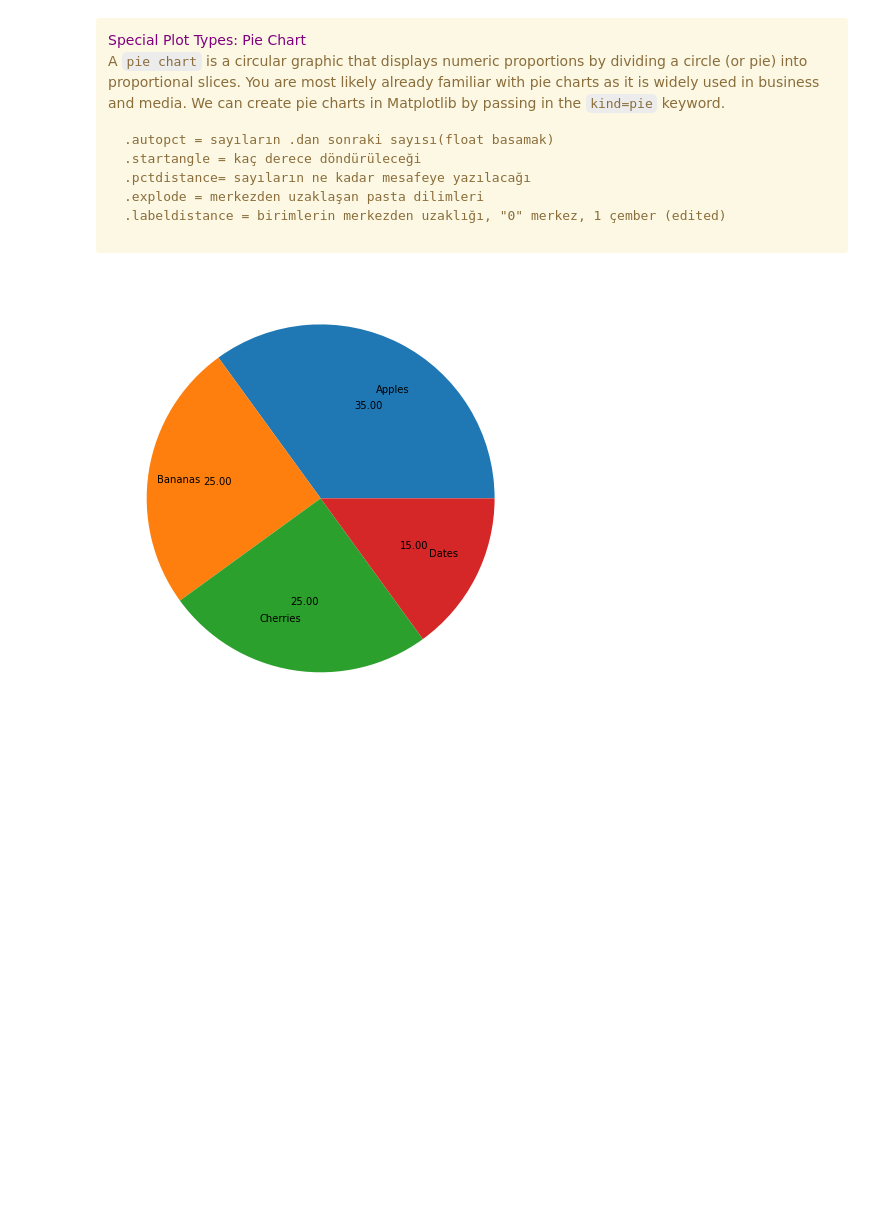
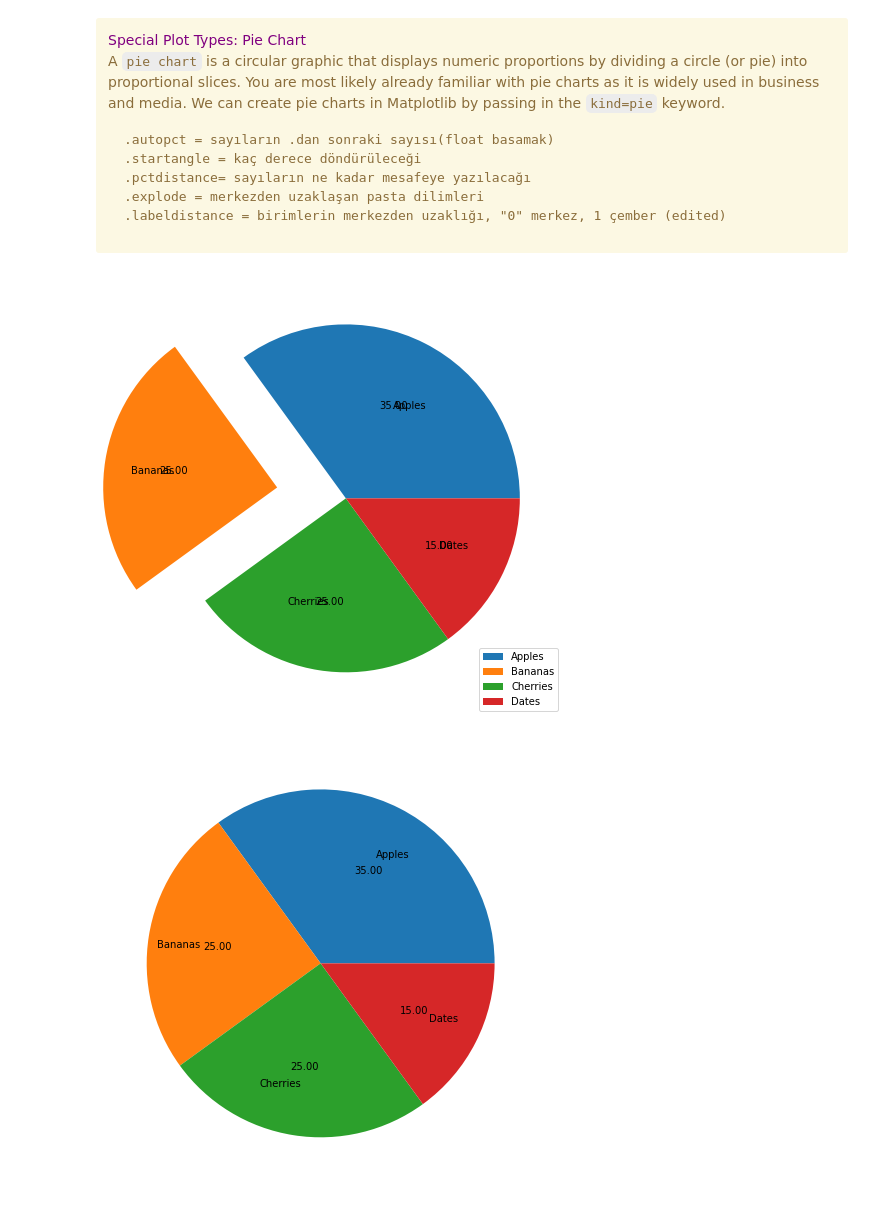
Before and after one commit to yasir5008/DS_-_ITF_Just_Working_Directory, a Jupyter notebook: DS_python_works/DVwpy_sessions/Session2_Matplotlib Basics_Student Version.ipynb, the cells around one changed output. Cells and saved outputs as stored; diff of their text form; code cells hidden in the pictures; blank space fills up the shorter version.

```diff
--- a/DS_python_works/DVwpy_sessions/Session2_Matplotlib Basics_Student Version.ipynb
+++ b/DS_python_works/DVwpy_sessions/Session2_Matplotlib Basics_Student Version.ipynb
@@ -395,6 +436,13 @@ A `pie chart` is a circular graphic that displays numeric proportions by dividin
 # %%
 y = np.array([35, 25, 25, 15])
 mylabels = ["Apples", "Bananas", "Cherries", "Dates"]
+# %%
+plt.figure(figsize= (14,8))
+plt.pie(y,labels=mylabels,autopct='%.2f',labeldistance= 0.6, explode=[0,0.4,0,0])
+plt.legend()
+plt.show()
+# %% [output]
+[figure, added]
 # %%
 plt.figure(figsize=(10,8))
 plt.pie(y, labels = mylabels, labeldistance = 0.7, autopct="%.2f")
```
Also changed, not shown: parts of 9 cells of this notebook.
